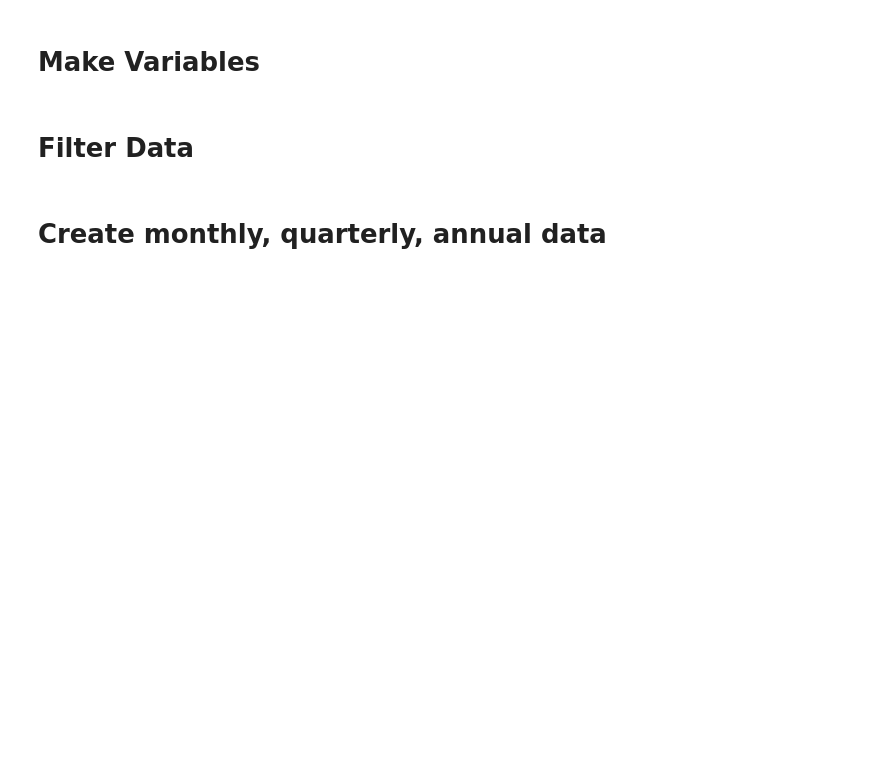
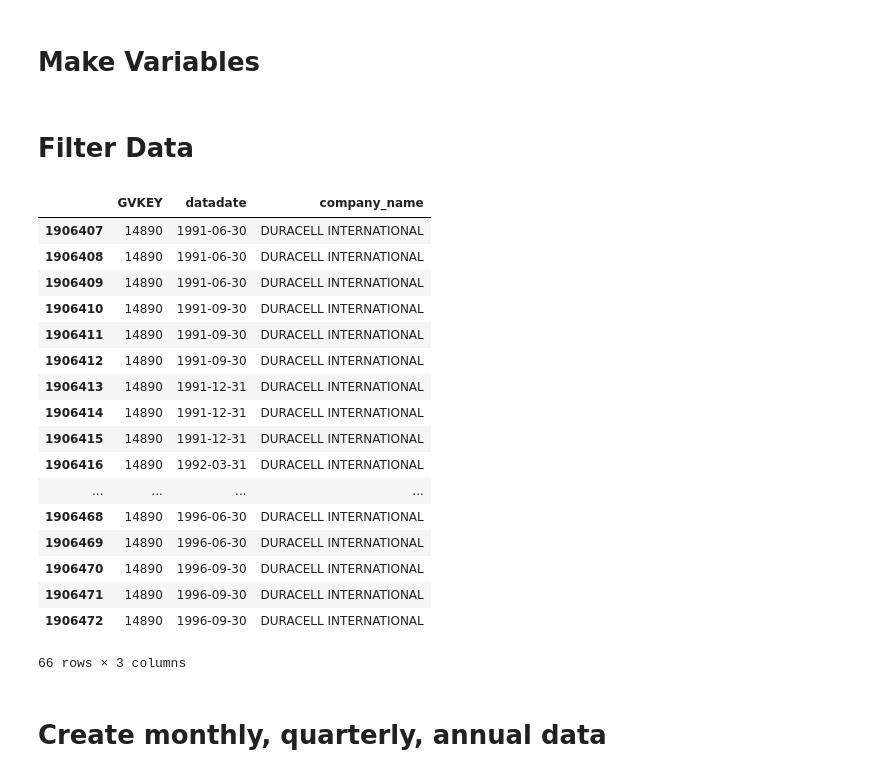
Before and after one commit to wentaoxu415/credit_prediction, a Jupyter notebook: code/bankruptcy/make_data/features/make_campbell_features.ipynb, the cells around one changed output. Drawn from its saved outputs; the diff is of its cells as text; code cells hidden in the pictures; blank space fills up the shorter version.

```diff
--- a/code/bankruptcy/make_data/features/make_campbell_features.ipynb
+++ b/code/bankruptcy/make_data/features/make_campbell_features.ipynb
@@ -445,5 +468,26 @@ winsorized_campbell_df_sorted = pd.read_csv("../Data/campbell_data/winsorized_an
 # %% [markdown]
 # Filter Data
+# %%
+winsorized_campbell_df_sorted[winsorized_campbell_df_sorted['GVKEY'] == 14890][['GVKEY', 'datadate', 'company_name']]
+# %% [output]
+|  | GVKEY | datadate | company_name |
+| 1906407 | 14890 | 1991-06-30 | DURACELL INTERNATIONAL |
+| 1906408 | 14890 | 1991-06-30 | DURACELL INTERNATIONAL |
+| 1906409 | 14890 | 1991-06-30 | DURACELL INTERNATIONAL |
+| 1906410 | 14890 | 1991-09-30 | DURACELL INTERNATIONAL |
+| 1906411 | 14890 | 1991-09-30 | DURACELL INTERNATIONAL |
+| 1906412 | 14890 | 1991-09-30 | DURACELL INTERNATIONAL |
+| 1906413 | 14890 | 1991-12-31 | DURACELL INTERNATIONAL |
+| 1906414 | 14890 | 1991-12-31 | DURACELL INTERNATIONAL |
+| 1906415 | 14890 | 1991-12-31 | DURACELL INTERNATIONAL |
+| 1906416 | 14890 | 1992-03-31 | DURACELL INTERNATIONAL |
+| ... | ... | ... | ... |
+| 1906468 | 14890 | 1996-06-30 | DURACELL INTERNATIONAL |
+| 1906469 | 14890 | 1996-06-30 | DURACELL INTERNATIONAL |
+| 1906470 | 14890 | 1996-09-30 | DURACELL INTERNATIONAL |
+| 1906471 | 14890 | 1996-09-30 | DURACELL INTERNATIONAL |
+| 1906472 | 14890 | 1996-09-30 | DURACELL INTERNATIONAL |
+66 rows × 3 columns
 # %%
 filtered_industry_df = filter_industry_df(winsorized_campbell_df_sorted)
 # %%
```
Also changed, not shown: parts of 12 cells of this notebook.
